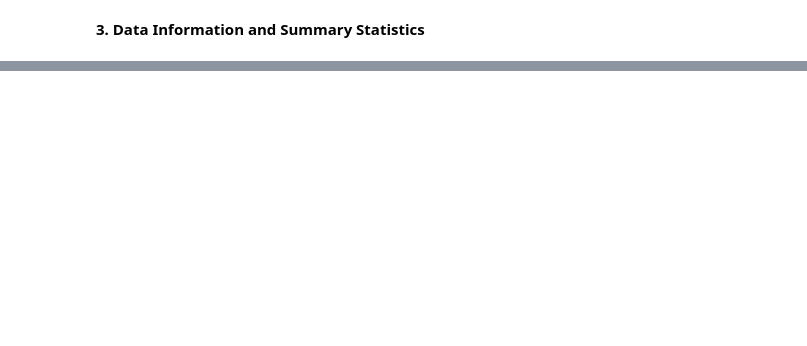
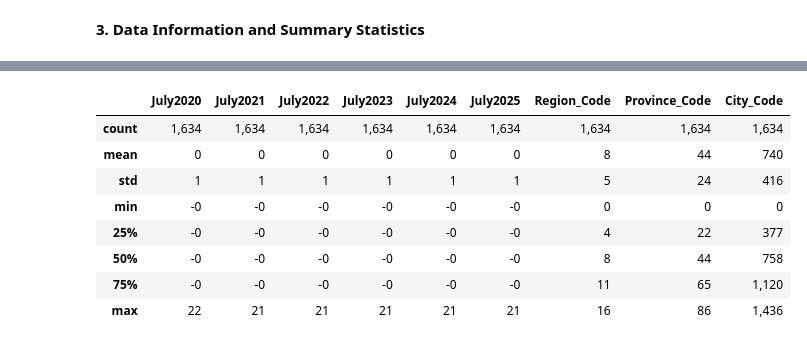
Before and after one commit to Mariopogi/Machine-Learning-Program-Exercises-Group-5-BSIT-2A, a Jupyter notebook: Regression.ipynb, the cells around one changed output, grey strips where cells are left out. Drawn from its saved outputs; the diff is of its cells as text; code cells hidden in the pictures; blank space fills up the shorter version.

```diff
--- a/Regression.ipynb
+++ b/Regression.ipynb
@@ -70,0 +205,5 @@ df.head(10)
+# %%
+# Recheck and Drop Duplicates (For Safety)
+df.drop_duplicates(inplace=True)
+
+df.head()
@@ -70,0 +234,16 @@ df.head(10)
+# %%
+# Import LabelEncoder to convert text labels (words) into numeric codes t be usead in machine learning or statistical analysis
+from sklearn.preprocessing import LabelEncoder
+
+# Create separate encoders for each categorical column
+region_encoder = LabelEncoder()
+province_encoder = LabelEncoder()
+city_encoder = LabelEncoder()
+
+# Fit and transform each column independently
+df['Region_Code'] = region_encoder.fit_transform(df['Region'])
+df['Province_Code'] = province_encoder.fit_transform(df['Province'])
+df['City_Code'] = city_encoder.fit_transform(df['Municipality_City'])
+
+# Display a sample of encoded data (first 10 rows)
+display(df[['Region', 'Region_Code', 'Province', 'Province_Code', 'Municipality_City', 'City_Code']].head(10))
@@ -70,0 +302,16 @@ df.head(10)
+# %%
+# Import the StandardScaler to normalize numeric data
+from sklearn.preprocessing import StandardScaler
+
+# Standardize numeric population columns for balanced scaling
+# (This converts all values into a common scale with mean = 0 and standard deviation = 1)
+scaler = StandardScaler()
+
+# Apply scaling to all population columns
+df[['July2020', 'July2021', 'July2022', 'July2023', 'July2024', 'July2025']] = scaler.fit_transform(
+    df[['July2020', 'July2021', 'July2022', 'July2023', 'July2024', 'July2025']]
+)
+
+# Display first few rows after scaling to confirm transformation
+# (Values are now standardized — they may include decimals and negative numbers)
+display(df.head())
@@ -70,0 +325,13 @@ df.head(10)
+# %%
+# (Optional) Check summary statistics to verify mean ≈ 0 and std ≈ 1
+df.describe()
+# %% [output]
+|  | July2020 | July2021 | July2022 | July2023 | July2024 | July2025 | Region_Code | Province_Code | City_Code |
+| count | 1,634 | 1,634 | 1,634 | 1,634 | 1,634 | 1,634 | 1,634 | 1,634 | 1,634 |
+| mean | 0 | 0 | 0 | 0 | 0 | 0 | 8 | 44 | 740 |
+| std | 1 | 1 | 1 | 1 | 1 | 1 | 5 | 24 | 416 |
+| min | -0 | -0 | -0 | -0 | -0 | -0 | 0 | 0 | 0 |
+| 25% | -0 | -0 | -0 | -0 | -0 | -0 | 4 | 22 | 377 |
+| 50% | -0 | -0 | -0 | -0 | -0 | -0 | 8 | 44 | 758 |
+| 75% | -0 | -0 | -0 | -0 | -0 | -0 | 11 | 65 | 1,120 |
+| max | 22 | 21 | 21 | 21 | 21 | 21 | 16 | 86 | 1,436 |
```
Also changed, not shown: parts of 17 cells of this notebook.
